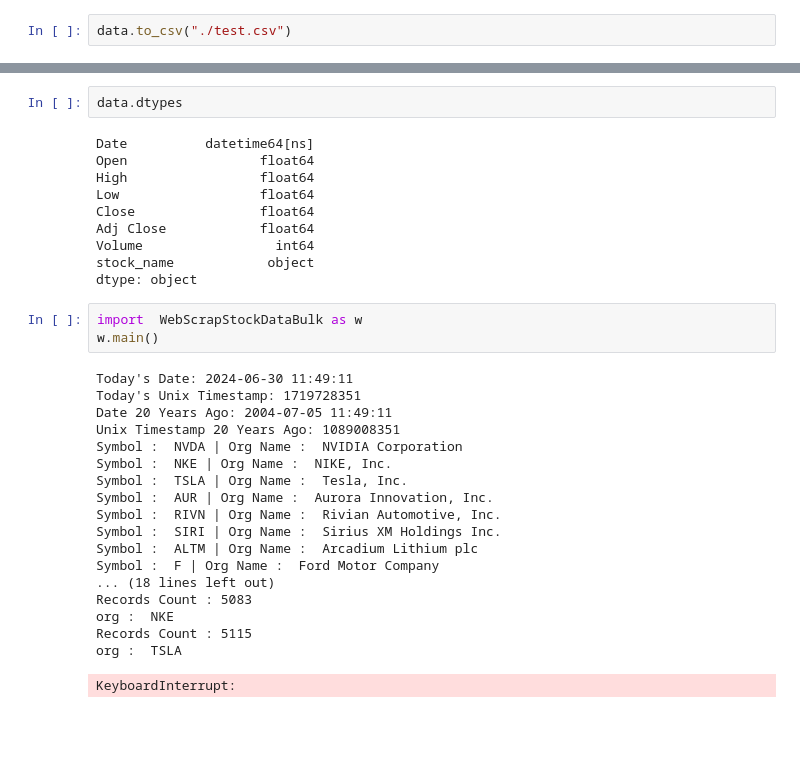
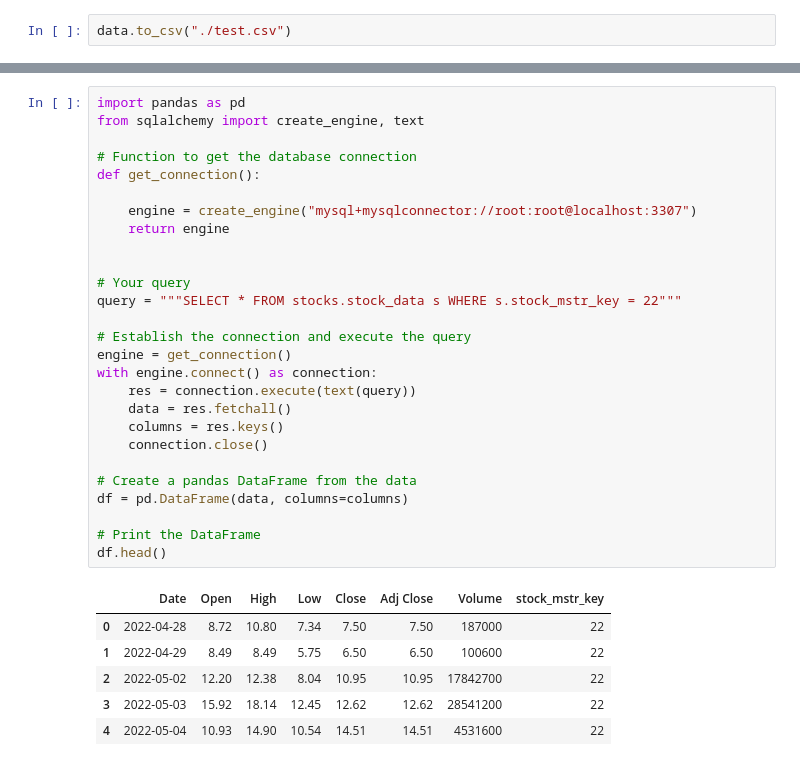
Before and after one commit to zeltrex7/StockETL-Utility, a Jupyter notebook: Main.ipynb, the cells around one changed output, grey strips where cells are left out. Cells and saved outputs as stored; diff of their text form; blank space fills up the shorter version.

```diff
--- a/Main.ipynb
+++ b/Main.ipynb
@@ -267,34 +263,34 @@ from mysql_helper_funtions import get_connection
-# %%
-data.dtypes
-# %% [output]
-Date          datetime64[ns]
-Open                 float64
-High                 float64
-Low                  float64
-Close                float64
-Adj Close            float64
-Volume                 int64
-stock_name            object
-dtype: object
-# %%
-import  WebScrapStockDataBulk as w
-w.main()
-# %% [output]
-Today's Date: 2024-06-30 11:49:11
-Today's Unix Timestamp: 1719728351
-Date 20 Years Ago: 2004-07-05 11:49:11
-Unix Timestamp 20 Years Ago: 1089008351
-Symbol :  NVDA | Org Name :  NVIDIA Corporation
-Symbol :  NKE | Org Name :  NIKE, Inc.
-Symbol :  TSLA | Org Name :  Tesla, Inc.
-Symbol :  AUR | Org Name :  Aurora Innovation, Inc.
-Symbol :  RIVN | Org Name :  Rivian Automotive, Inc.
-Symbol :  SIRI | Org Name :  Sirius XM Holdings Inc.
-Symbol :  ALTM | Org Name :  Arcadium Lithium plc
-Symbol :  F | Org Name :  Ford Motor Company
-... (18 lines left out)
-Records Count : 5083
-org :  NKE
-Records Count : 5115
-org :  TSLA
-KeyboardInterrupt:
+# %%
+import pandas as pd
+from sqlalchemy import create_engine, text
+
+# Function to get the database connection
+def get_connection():
+
+    engine = create_engine("mysql+mysqlconnector://root:root@localhost:3307")
+    return engine
+
+
+# Your query
+query = """SELECT * FROM stocks.stock_data s WHERE s.stock_mstr_key = 22"""
+
+# Establish the connection and execute the query
+engine = get_connection()
+with engine.connect() as connection:
+    res = connection.execute(text(query))
+    data = res.fetchall()
+    columns = res.keys()
+    connection.close()
+
+# Create a pandas DataFrame from the data
+df = pd.DataFrame(data, columns=columns)
+
+# Print the DataFrame
+df.head()
+# %% [output]
+|  | Date | Open | High | Low | Close | Adj Close | Volume | stock_mstr_key |
+| 0 | 2022-04-28 | 8.72 | 10.80 | 7.34 | 7.50 | 7.50 | 187000 | 22 |
+| 1 | 2022-04-29 | 8.49 | 8.49 | 5.75 | 6.50 | 6.50 | 100600 | 22 |
+| 2 | 2022-05-02 | 12.20 | 12.38 | 8.04 | 10.95 | 10.95 | 17842700 | 22 |
+| 3 | 2022-05-03 | 15.92 | 18.14 | 12.45 | 12.62 | 12.62 | 28541200 | 22 |
+| 4 | 2022-05-04 | 10.93 | 14.90 | 10.54 | 14.51 | 14.51 | 4531600 | 22 |
```
Also changed, not shown: parts of 1 cell of this notebook, 8 other files.
